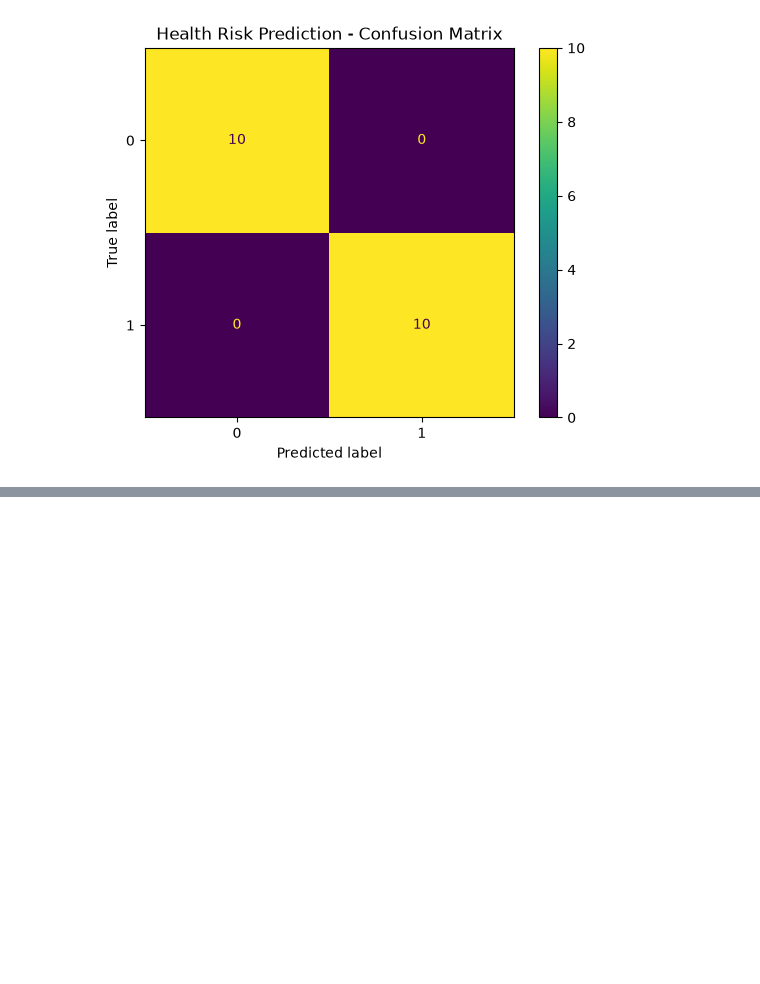
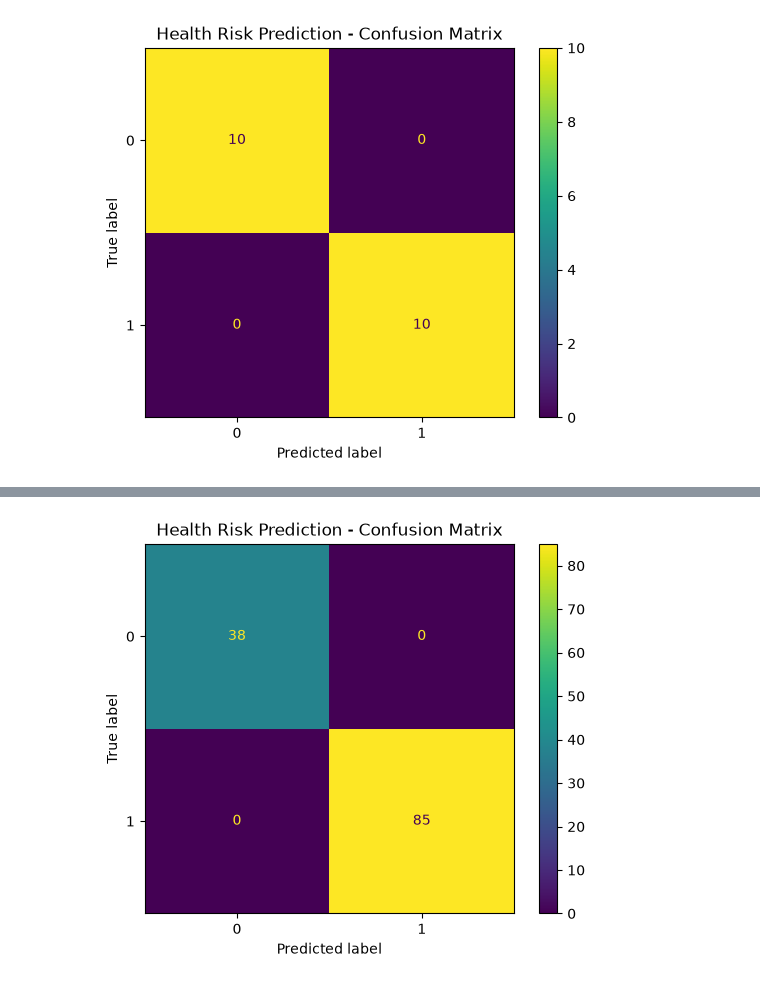
Before and after one commit to Vinaykumar-bethu/smart-health-risk-prediction, a Jupyter notebook: notebooks/model_evaluation.ipynb, the cells around one changed output, grey strips where cells are left out. Saved outputs shown, nothing was run; the diff lists cells and outputs as text; code cells hidden in the pictures; blank space fills up the shorter version.

```diff
--- a/notebooks/model_evaluation.ipynb
+++ b/notebooks/model_evaluation.ipynb
@@ -80,0 +244,7 @@ plt.show()
+# %%
+import joblib
+
+# Load the final trained model
+model = joblib.load("../model/health_risk_model.pkl")
+
+print("Final model loaded successfully!")
@@ -80,0 +253,23 @@ plt.show()
+# %%
+from sklearn.metrics import (
+    accuracy_score,
+    classification_report,
+    confusion_matrix
+)
+
+# Make predictions
+predictions = model.predict(X_test)
+
+# Accuracy
+accuracy = accuracy_score(y_test, predictions)
+
+print("Accuracy:", accuracy)
+print("Accuracy Percentage:", accuracy * 100, "%")
+
+# Classification report
+print("\nClassification Report:")
+print(classification_report(y_test, predictions))
+
+# Confusion matrix
+print("\nConfusion Matrix:")
+print(confusion_matrix(y_test, predictions))
@@ -80,0 +294,13 @@ plt.show()
+# %%
+import matplotlib.pyplot as plt
+from sklearn.metrics import ConfusionMatrixDisplay
+
+ConfusionMatrixDisplay.from_predictions(
+    y_test,
+    predictions
+)
+
+plt.title("Health Risk Prediction - Confusion Matrix")
+plt.show()
+# %% [output]
+[figure, added]
```
Also changed, not shown: parts of 10 cells of this notebook.
